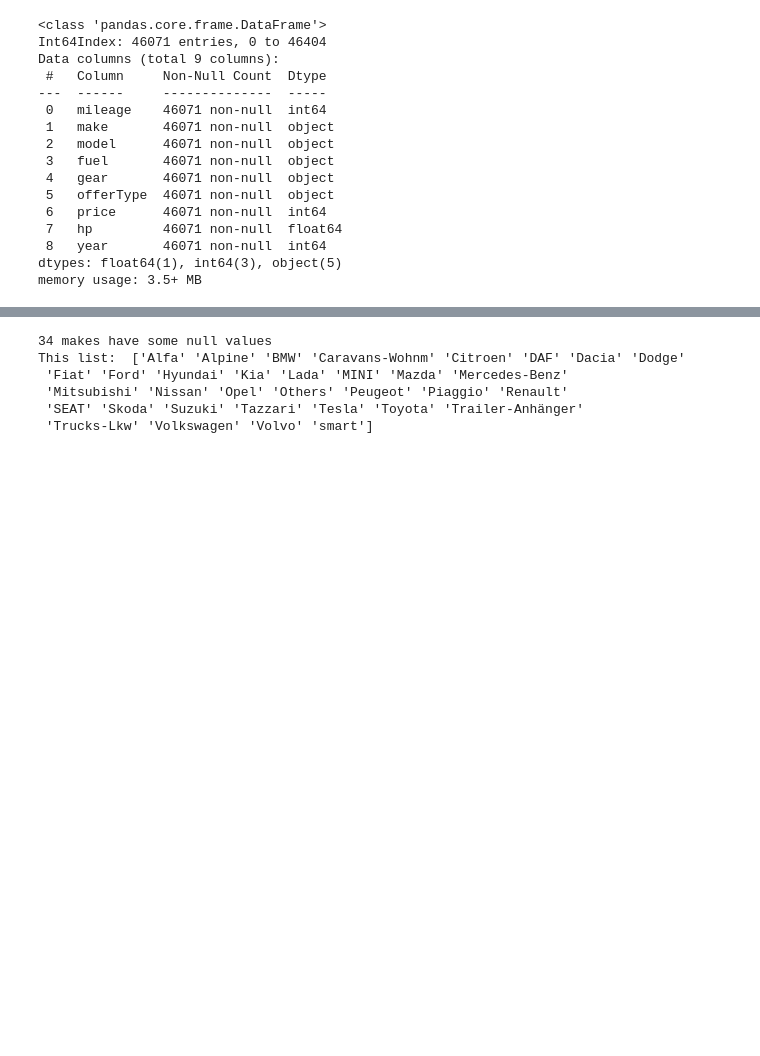
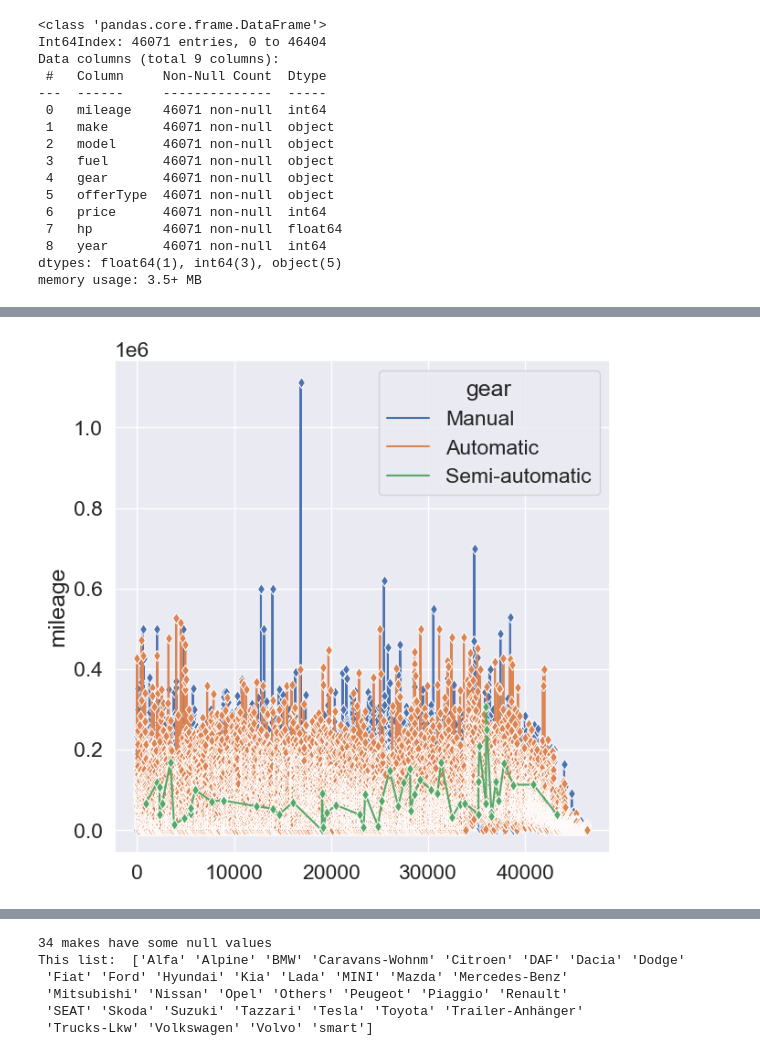
Before and after one commit to harrizazham98/DataScienceProj, a Jupyter notebook: 005_CarPurchase/eda.ipynb, the cells around one changed output, grey strips where cells are left out. Cells and saved outputs as stored; diff of their text form; code cells hidden in the pictures; blank space fills up the shorter version.

```diff
--- a/005_CarPurchase/eda.ipynb
+++ b/005_CarPurchase/eda.ipynb
@@ -79,0 +91,6 @@ data.describe()
+# %%
+sns.set(rc={"figure.figsize": (7,7)})
+sns.set(font_scale =1.5)
+fig = sns.lineplot(x=data.index, y = data["mileage"], markevery =1, marker ="d", data = data, hue=data["gear"])
+# %% [output]
+[figure, added]
```
Also changed, not shown: parts of 11 cells of this notebook.
